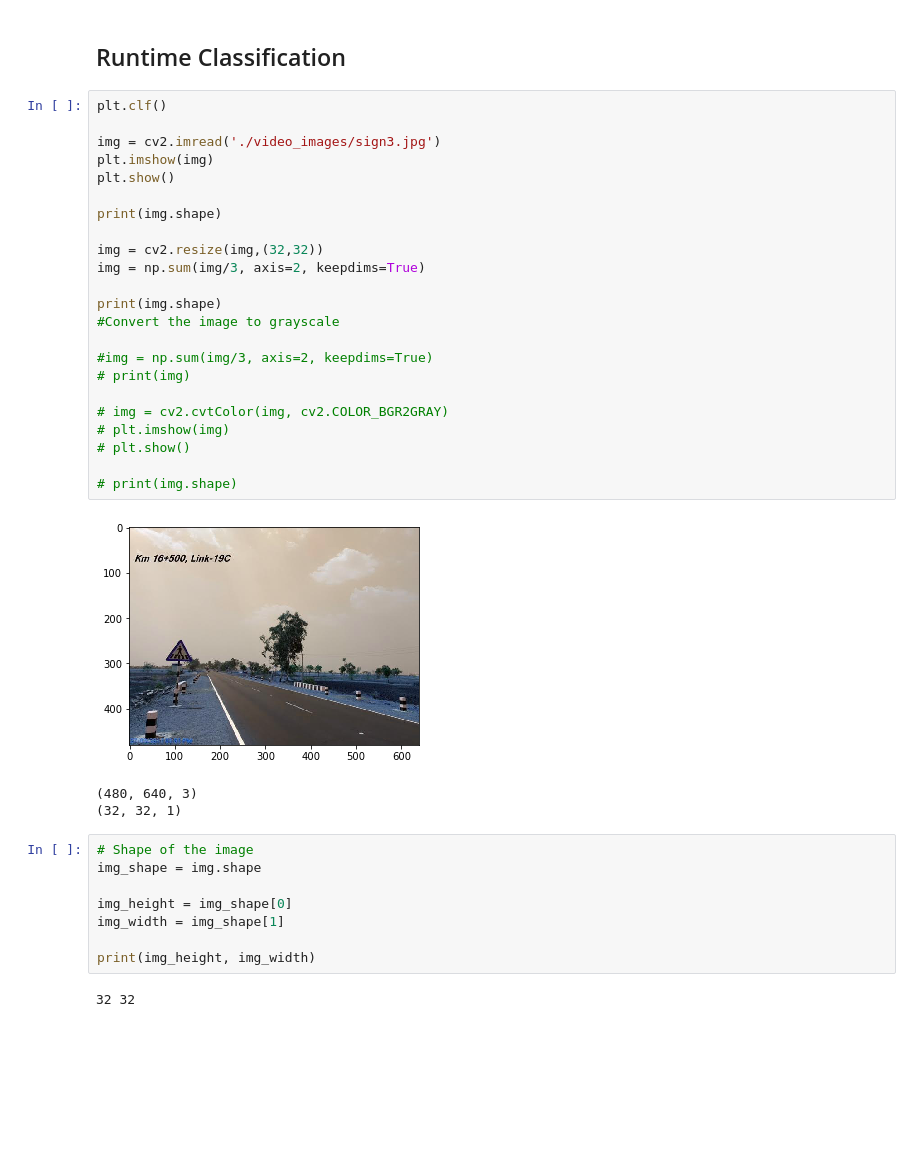
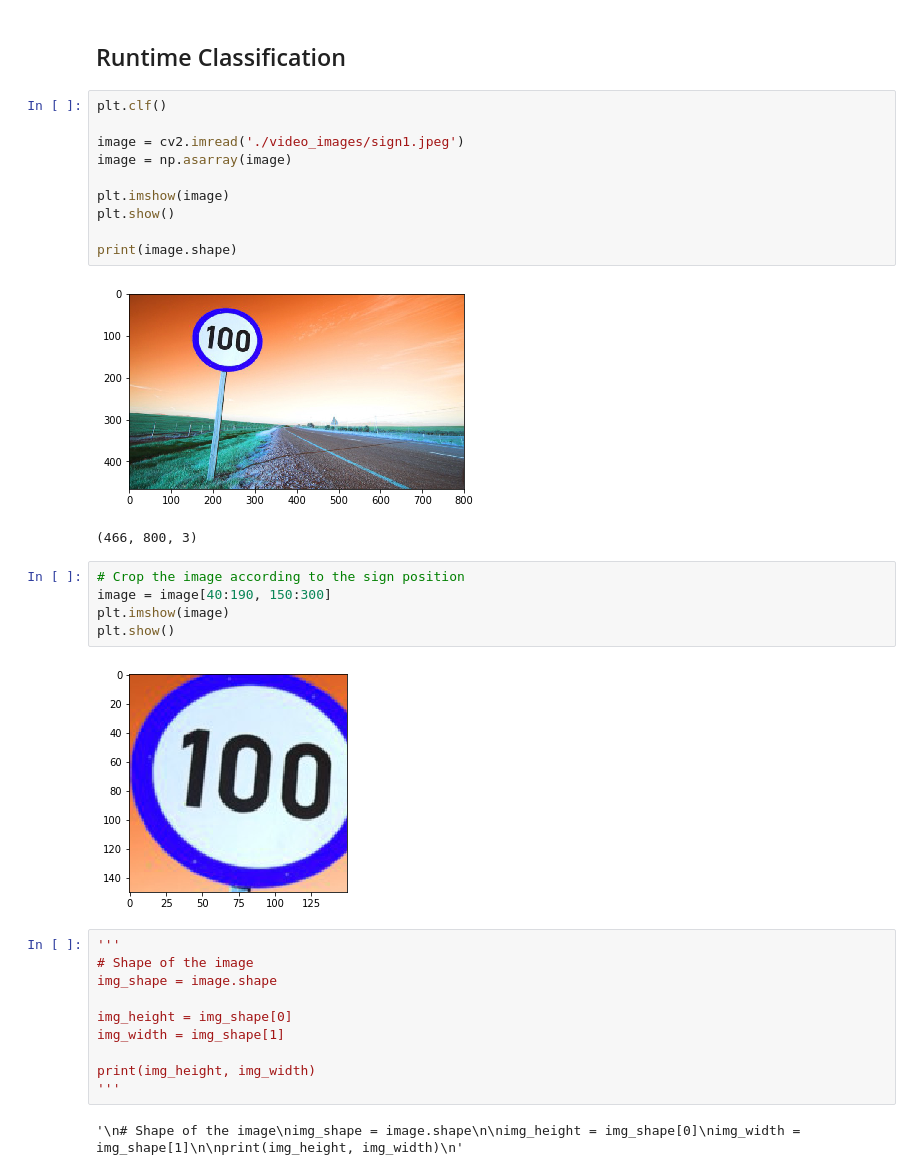
Before and after one commit to rajatgoyal715/Traffic-Sign-Classification, a Jupyter notebook: Traffic_Sign_Classifier.ipynb, the cells around one changed output. Cells and saved outputs as stored; diff of their text form; blank space fills up the shorter version.

```diff
--- a/Traffic_Sign_Classifier.ipynb
+++ b/Traffic_Sign_Classifier.ipynb
@@ -659,40 +666,35 @@ plt.show()
 # %% [markdown]
 ## Runtime Classification
-# %%
-plt.clf()
-
-img = cv2.imread('./video_images/sign3.jpg')
-plt.imshow(img)
-plt.show()
-
-print(img.shape)
-
-img = cv2.resize(img,(32,32))
-img = np.sum(img/3, axis=2, keepdims=True)
-
-print(img.shape)
-#Convert the image to grayscale
-
-#img = np.sum(img/3, axis=2, keepdims=True)
-# print(img)
-
-# img = cv2.cvtColor(img, cv2.COLOR_BGR2GRAY)
-# plt.imshow(img)
-# plt.show()
-
-# print(img.shape)
-# %% [output]
-[figure, removed]
-(480, 640, 3)
-(32, 32, 1)
+# %%
+plt.clf()
+
+image = cv2.imread('./video_images/sign1.jpeg')
+image = np.asarray(image)
+
+plt.imshow(image)
+plt.show()
+
+print(image.shape)
+# %% [output]
+[figure, added]
+(466, 800, 3)
+# %%
+# Crop the image according to the sign position
+image = image[40:190, 150:300]
+plt.imshow(image)
+plt.show()
+# %% [output]
+[figure, added]
 # %%
+'''
 # Shape of the image
-img_shape = img.shape
+img_shape = image.shape
 
 img_height = img_shape[0]
 img_width = img_shape[1]
 
 print(img_height, img_width)
+'''
 # %% [output]
-32 32
+'\n# Shape of the image\nimg_shape = image.shape\n\nimg_height = img_shape[0]\nimg_width = img_shape[1]\n\nprint(img_height, img_width)\n'
 # %%
```
Also changed, not shown: parts of 22 cells of this notebook, 10 other files.
